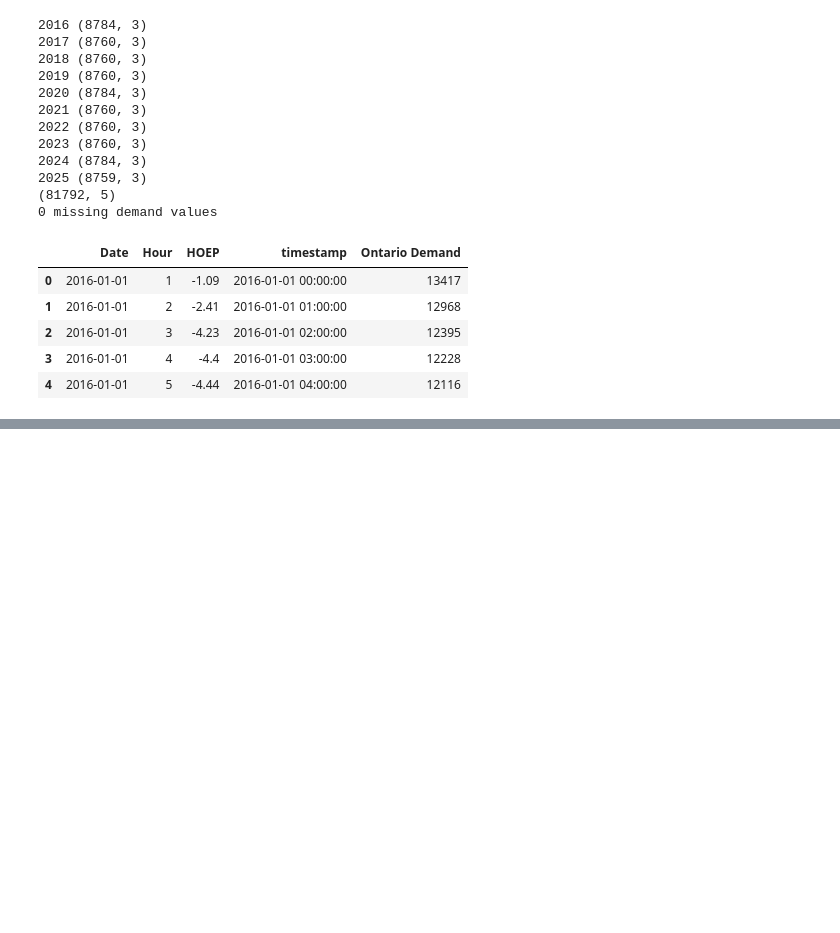
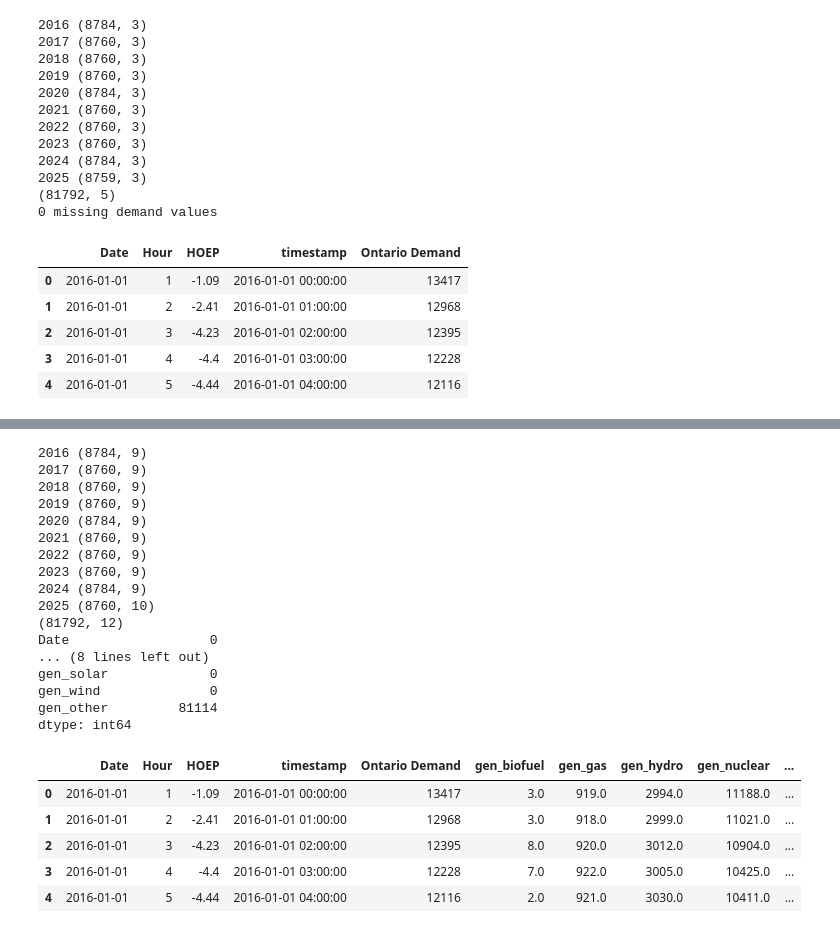
Before and after one commit to amyylxn/Ontario-Price-Forecasting, a Jupyter notebook: price_forecasting.ipynb, the cells around one changed output, grey strips where cells are left out. Cells and saved outputs as stored; diff of their text form; code cells hidden in the pictures; blank space fills up the shorter version.

Commit message:
Complete IESO data (price, demand, generation)

```diff
--- a/price_forecasting.ipynb
+++ b/price_forecasting.ipynb
@@ -141,3 +141,14 @@ data.head()
 | 2 | 2016-01-01 | 3 | -4.23 | 2016-01-01 02:00:00 | 12395 |
 | 3 | 2016-01-01 | 4 | -4.4 | 2016-01-01 03:00:00 | 12228 |
 | 4 | 2016-01-01 | 5 | -4.44 | 2016-01-01 04:00:00 | 12116 |
+# %%
+import requests, os
+
+url = 'https://reports-public.ieso.ca/public/GenOutputbyFuelHourly/PUB_GenOutputbyFuelHourly_2022.xml'
+dest = f'{DATA_DIR}/ieso/PUB_GenOutputbyFuelHourly_2022.xml'
+
+r = requests.get(url, timeout=120)
+print(r.status_code, len(r.content) / 1e6, "MB")
+
+with open(dest, 'wb') as f:
+    f.write(r.content)
@@ -143,0 +157,4 @@ data.head()
+# %%
+dest = f'{DATA_DIR}/ieso/PUB_GenOutputbyFuelHourly_2022.xml'
+with open(dest) as f:
+    print(f.read(3000))
@@ -143,0 +233,50 @@ data.head()
+# %%
+import os, requests
+
+BASE = 'https://reports-public.ieso.ca/public/GenOutputbyFuelHourly'
+frames = []
+
+for year in range(2016, 2026):
+    dest = f'{DATA_DIR}/ieso/PUB_GenOutputbyFuelHourly_{year}.xml'
+    if not os.path.exists(dest):                      # skip files you already have
+        r = requests.get(f'{BASE}/PUB_GenOutputbyFuelHourly_{year}.xml', timeout=120)
+        r.raise_for_status()
+        with open(dest, 'wb') as f:
+            f.write(r.content)
+    g = parse_gen(dest)
+    print(year, g.shape)
+    frames.append(g)
+
+gen_all = pd.concat(frames, ignore_index=True)
+gen_all = gen_all.drop(columns=['Date', 'Hour']).sort_values('timestamp')
+gen_all = gen_all.rename(columns={c: f'gen_{c.lower()}' for c in gen_all.columns if c != 'timestamp'})
+
+data = data.merge(gen_all, on='timestamp', how='left')
+
+print(data.shape)
+print(data.isna().sum())
+data.head()
+# %% [output]
+2016 (8784, 9)
+2017 (8760, 9)
+2018 (8760, 9)
+2019 (8760, 9)
+2020 (8784, 9)
+2021 (8760, 9)
+2022 (8760, 9)
+2023 (8760, 9)
+2024 (8784, 9)
+2025 (8760, 10)
+(81792, 12)
+Date                  0
+... (8 lines left out)
+gen_solar             0
+gen_wind              0
+gen_other         81114
+dtype: int64
+|  | Date | Hour | HOEP | timestamp | Ontario Demand | gen_biofuel | gen_gas | gen_hydro | gen_nuclear | ... |
+| 0 | 2016-01-01 | 1 | -1.09 | 2016-01-01 00:00:00 | 13417 | 3.0 | 919.0 | 2994.0 | 11188.0 | ... |
+| 1 | 2016-01-01 | 2 | -2.41 | 2016-01-01 01:00:00 | 12968 | 3.0 | 918.0 | 2999.0 | 11021.0 | ... |
+| 2 | 2016-01-01 | 3 | -4.23 | 2016-01-01 02:00:00 | 12395 | 8.0 | 920.0 | 3012.0 | 10904.0 | ... |
+| 3 | 2016-01-01 | 4 | -4.4 | 2016-01-01 03:00:00 | 12228 | 7.0 | 922.0 | 3005.0 | 10425.0 | ... |
+| 4 | 2016-01-01 | 5 | -4.44 | 2016-01-01 04:00:00 | 12116 | 2.0 | 921.0 | 3030.0 | 10411.0 | ... |
```
Also changed, not shown: parts of 4 cells of this notebook.
